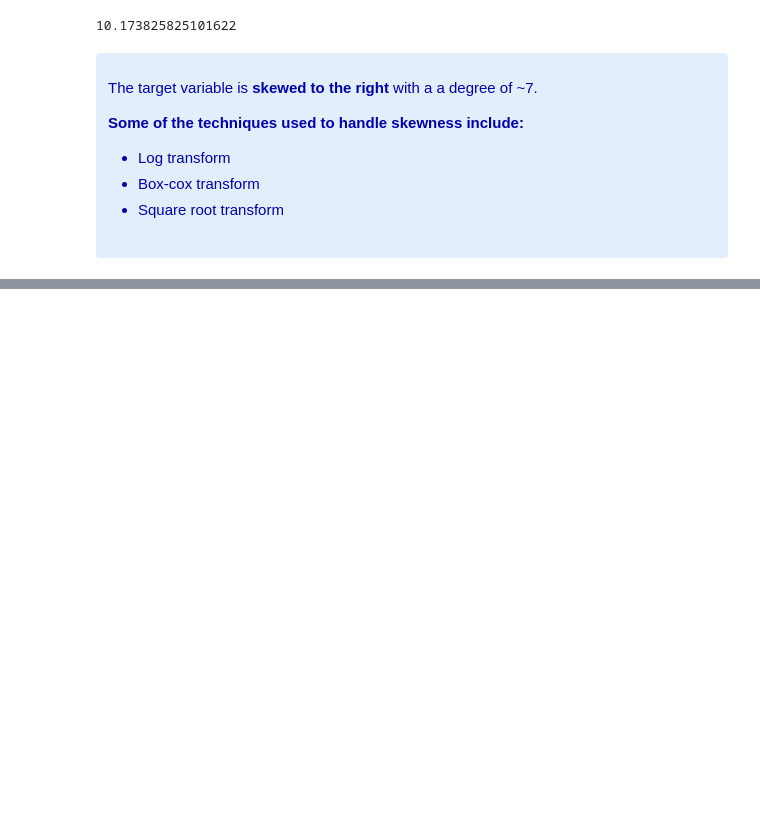
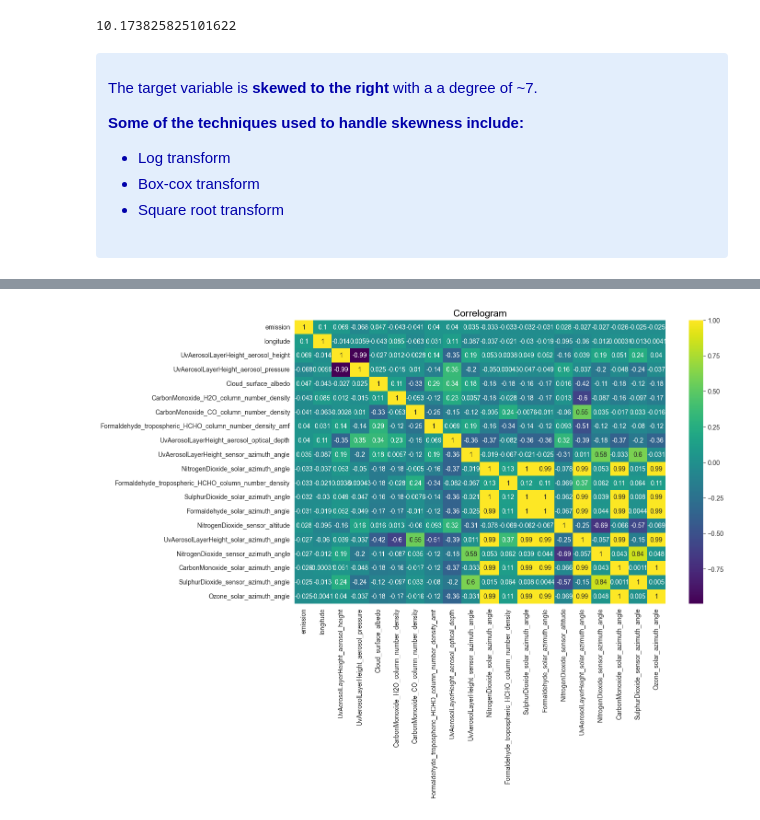
Before and after one commit to mohamedyosef101/rwanda-carbon-emissions, a Jupyter notebook: EDA.ipynb, the cells around one changed output, grey strips where cells are left out. Saved outputs shown, nothing was run; the diff lists cells and outputs as text; code cells hidden in the pictures; blank space fills up the shorter version.

```diff
--- a/EDA.ipynb
+++ b/EDA.ipynb
@@ -96,0 +202,15 @@ The target variable is **skewed to the right** with a a degree of ~7.
+# %%
+# Calculate correlation matrix
+df_train = train.drop(['ID_LAT_LON_YEAR_WEEK'],axis=1)
+
+# Top 20 correlated features to the target
+top20_corrs = abs(df_train.corr()['emission']).sort_values(ascending = False).head(20)
+
+# Quantify correlations between features
+corr = df_train[list(top20_corrs.index)].corr()
+plt.figure(figsize = (13, 8))
+sns.heatmap(corr, cmap='viridis', annot = True, center = 0)
+plt.title('Correlogram', fontsize = 15, color = 'black')
+plt.show()
+# %% [output]
+[figure, added]
```
Also changed, not shown: parts of 19 cells of this notebook.
